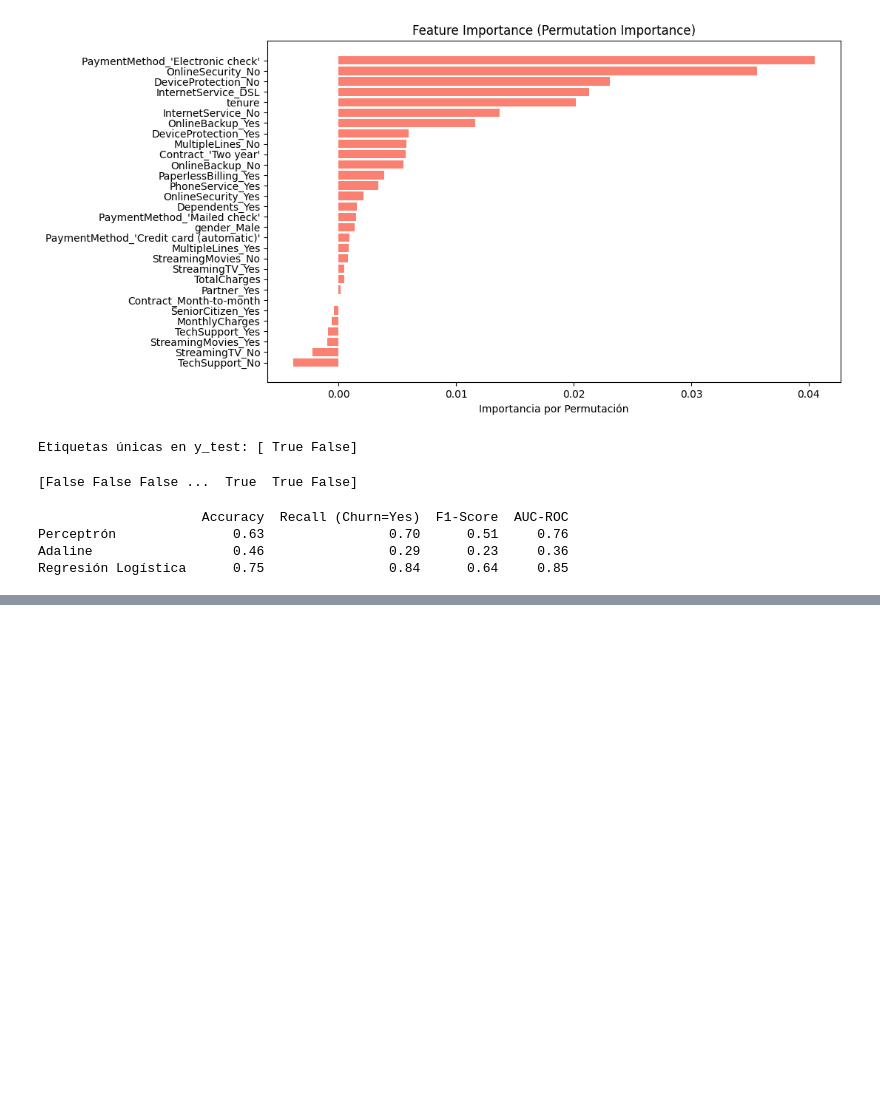
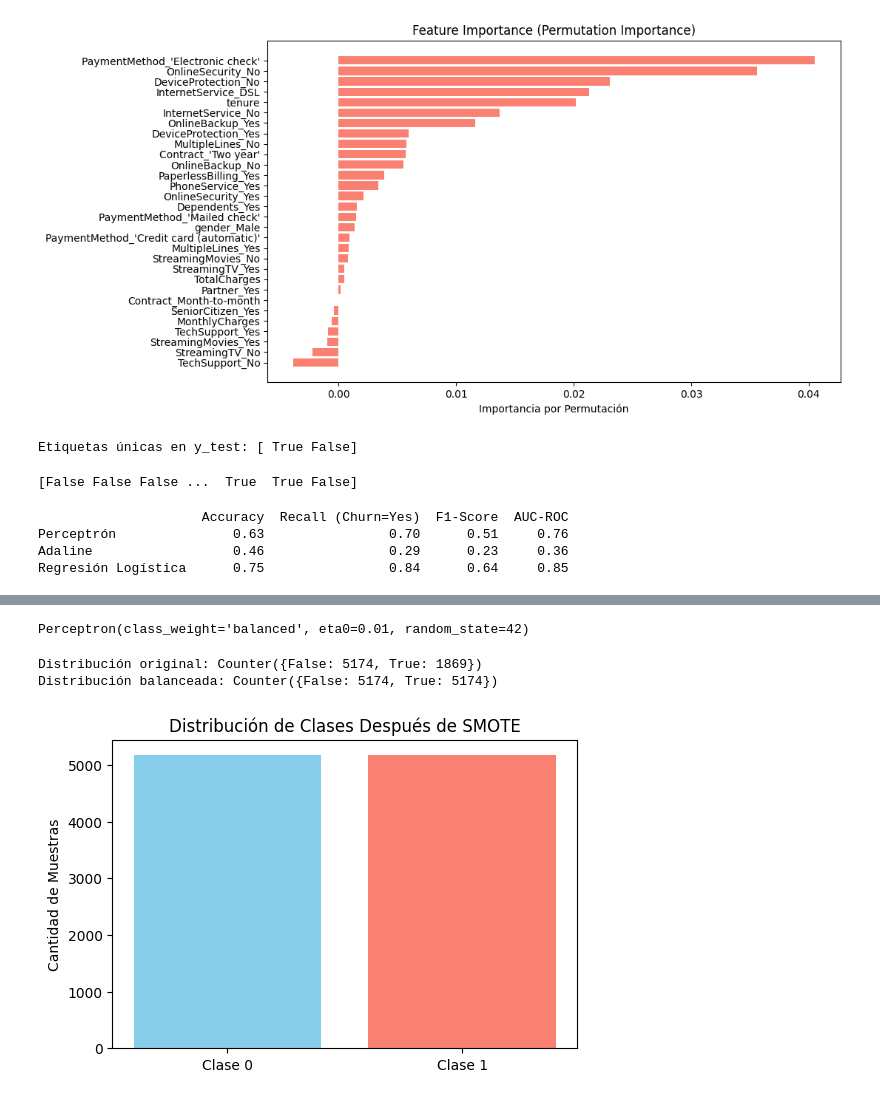
Before and after one commit to carenpg/Proyecto2-Analitica, a Jupyter notebook: prueba.ipynb, the cells around one changed output, grey strips where cells are left out. Cells and saved outputs as stored; diff of their text form; code cells hidden in the pictures; blank space fills up the shorter version.

```diff
--- a/prueba.ipynb
+++ b/prueba.ipynb
@@ -931,0 +949,37 @@ Regresión Logística      0.75                0.84      0.64     0.85
+# %%
+# Divides primero
+from sklearn.model_selection import train_test_split
+
+X_train, X_test, y_train, y_test = train_test_split(X, y, stratify=y, test_size=0.2, random_state=42)
+
+# Luego aplicas el balanceo en el entrenamiento
+X_train_bal, y_train_bal = smote.fit_resample(X_train, y_train)
+
+# Entrenas con los datos balanceados
+perceptron.fit(X_train_bal, y_train_bal)
+# %% [output]
+Perceptron(class_weight='balanced', eta0=0.01, random_state=42)
+# %%
+from imblearn.over_sampling import SMOTE
+from collections import Counter
+
+# Supongamos que tus datos originales son X e y
+smote = SMOTE(random_state=42)
+X_resampled, y_resampled = smote.fit_resample(X, y)
+
+# Verificar con print
+print("Distribución original:", Counter(y))
+print("Distribución balanceada:", Counter(y_resampled))
+# %% [output]
+Distribución original: Counter({False: 5174, True: 1869})
+Distribución balanceada: Counter({False: 5174, True: 5174})
+# %%
+import matplotlib.pyplot as plt
+
+plt.figure(figsize=(6,4))
+plt.bar(['Clase 0', 'Clase 1'], Counter(y_resampled).values(), color=['skyblue', 'salmon'])
+plt.title('Distribución de Clases Después de SMOTE')
+plt.ylabel('Cantidad de Muestras')
+plt.show()
+# %% [output]
+[figure, added]
```
Also changed, not shown: parts of 22 cells of this notebook.
